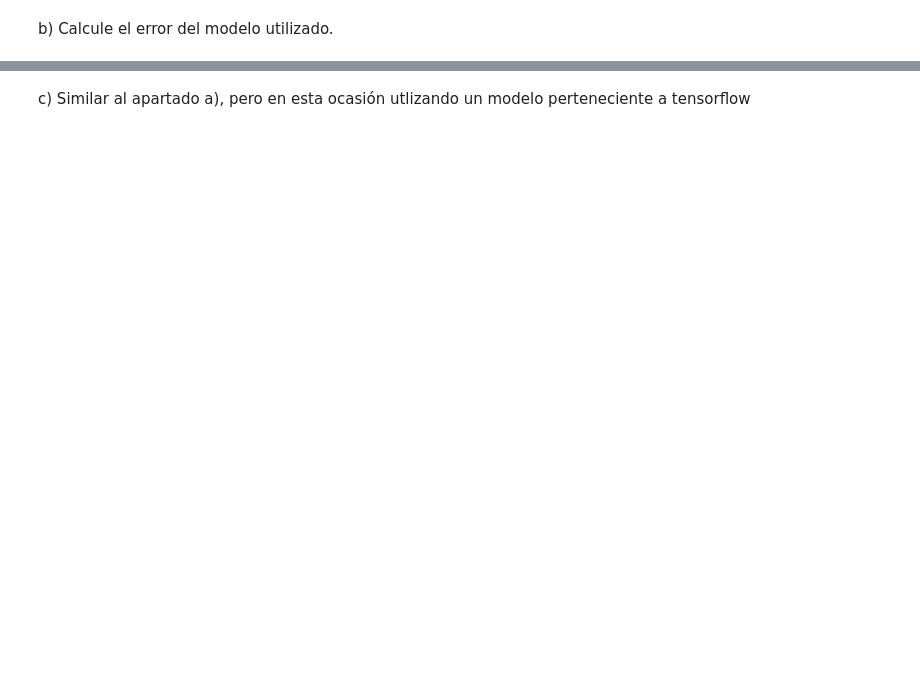
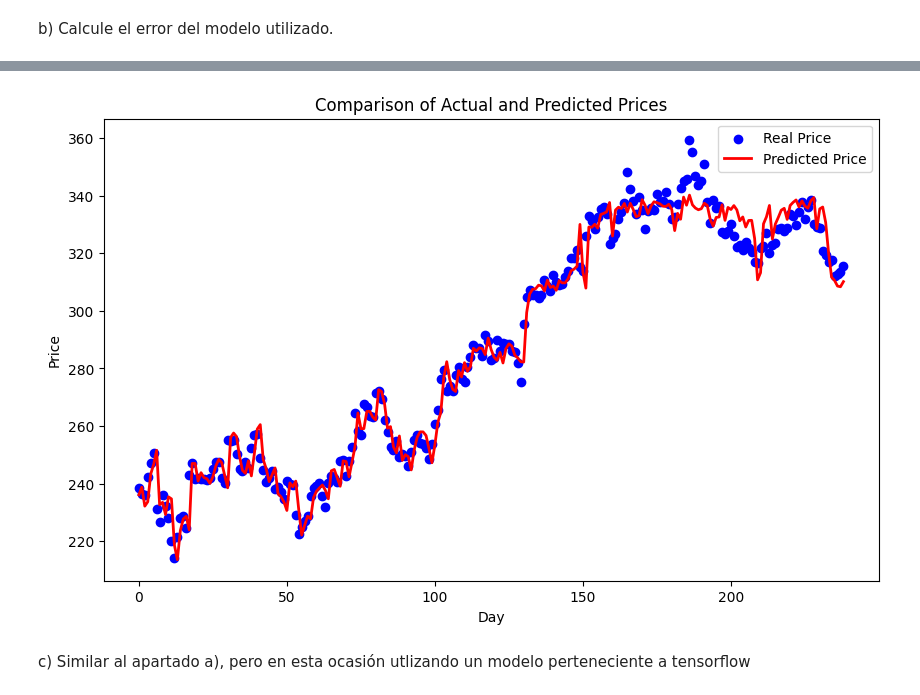
Before and after one commit to Carlosbil/Invest_basic_predictor, a Jupyter notebook: 20231204CBLCarlosBilbaoLara2002python.ipynb, the cells around one changed output, grey strips where cells are left out. Saved outputs shown, nothing was run; the diff lists cells and outputs as text; code cells hidden in the pictures; blank space fills up the shorter version.

```diff
--- a/20231204CBLCarlosBilbaoLara2002python.ipynb
+++ b/20231204CBLCarlosBilbaoLara2002python.ipynb
@@ -624,3 +632,23 @@ R^2:  0.9859739038341643
+# %%
+# Let's show the results
+price_pred_RF = model_RF.predict(x_test)
+
+plt.figure(figsize=(10, 6))
+
+# plot real values vs predicted ones
+plt.scatter(range(len(y_test)), y_test, color='blue', label='Real Price')
+plt.plot(range(len(price_pred_RF)), price_pred_RF, color='red', linewidth=2, label='Predicted Price')
+
+# Add legend and labels
+plt.title("Comparison of Actual and Predicted Prices")
+plt.xlabel("Day")
+plt.ylabel("Price")
+plt.legend()
+plt.savefig("PredictedvsReals4b.png")
+plt.show()
+# Bearing in mind that this will display only the test result (20% of data)
+# %% [output]
+[figure, added]
 # %% [markdown]
 c) Similar al apartado a), pero en esta ocasión utlizando un modelo perteneciente a tensorflow
 # %%
```
Also changed, not shown: parts of 33 cells of this notebook.
